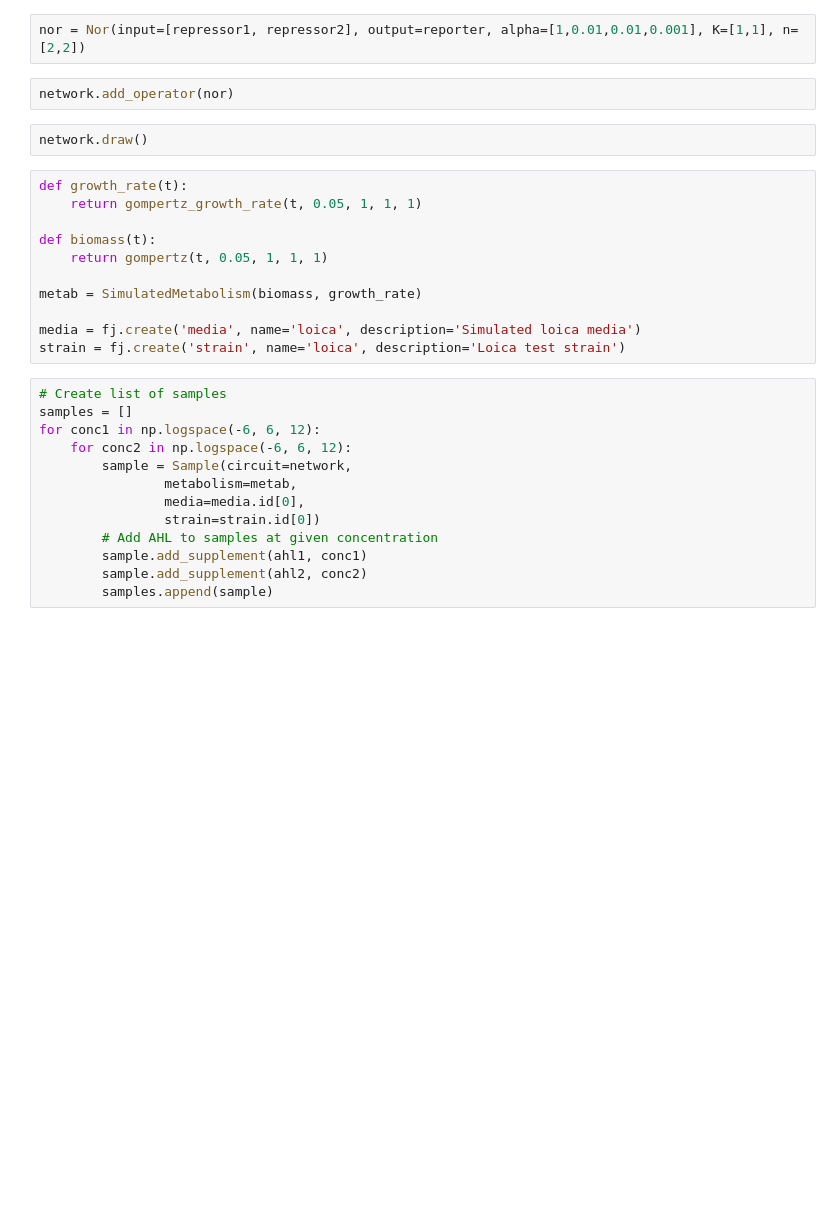
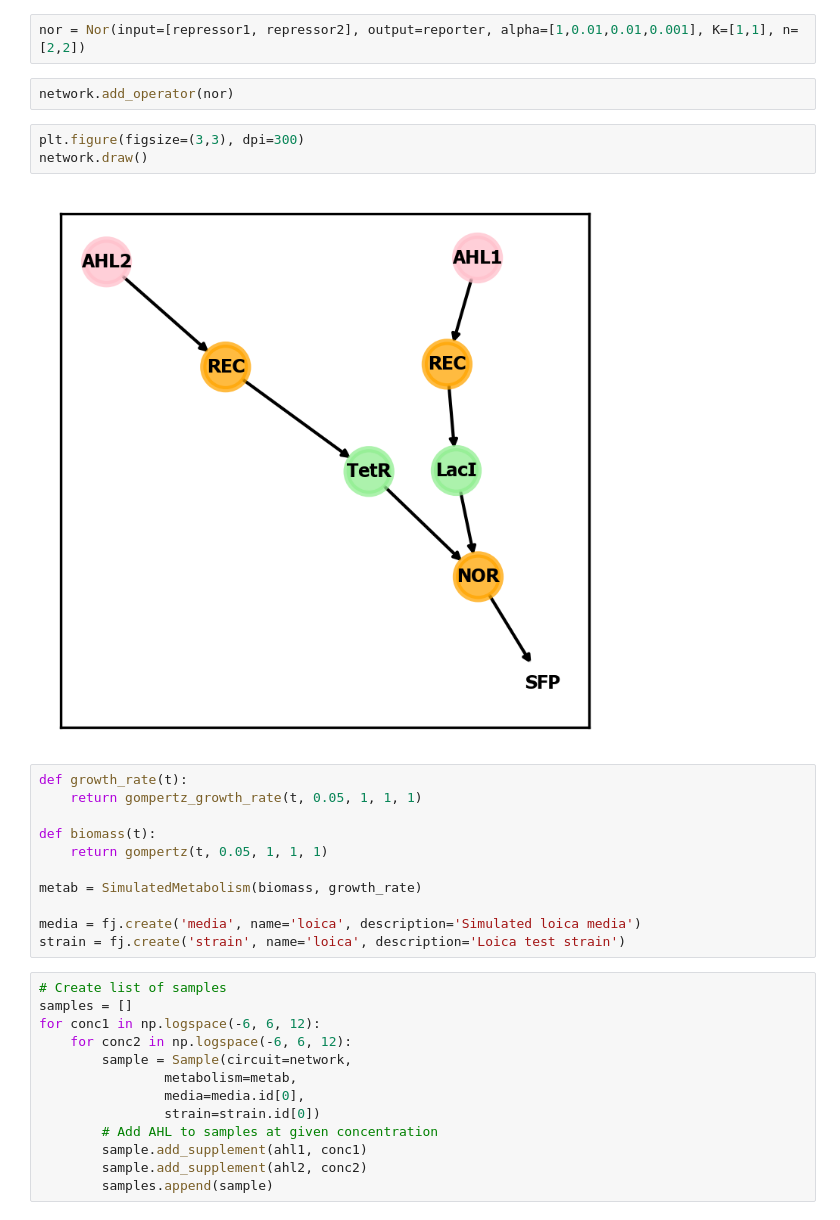
Before and after one commit to RudgeLab/LOICA, a Jupyter notebook: notebooks/Nor.ipynb, the cells around one changed output. Saved outputs shown, nothing was run; the diff lists cells and outputs as text; blank space fills up the shorter version.

Commit message:
Add str funcs to name objects nicely for graph drawing

```diff
--- a/notebooks/Nor.ipynb
+++ b/notebooks/Nor.ipynb
@@ -39,7 +49,10 @@ nor = Nor(input=[repressor1, repressor2], output=reporter, alpha=[1,0.01,0.01,0.
 # %%
 network.add_operator(nor)
 # %%
+plt.figure(figsize=(3,3), dpi=300)
 network.draw()
+# %% [output]
+[figure, added]
 # %%
 def growth_rate(t):
     return gompertz_growth_rate(t, 0.05, 1, 1, 1)
```
Also changed, not shown: parts of 4 cells of this notebook, 3 other files.
